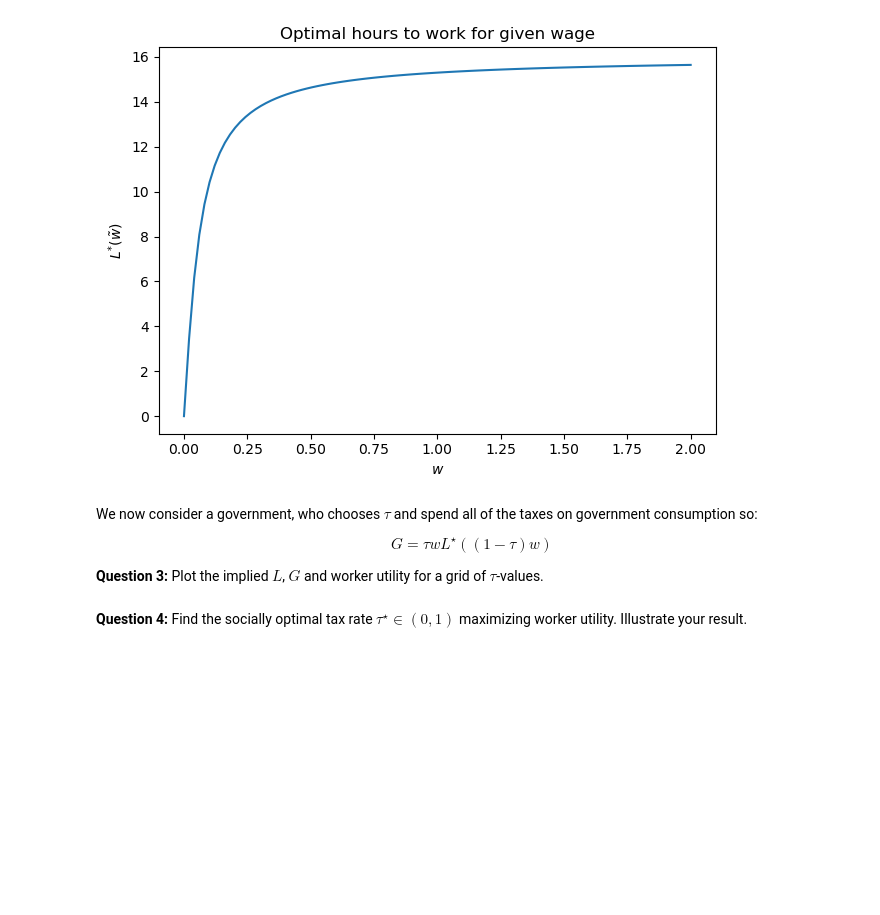
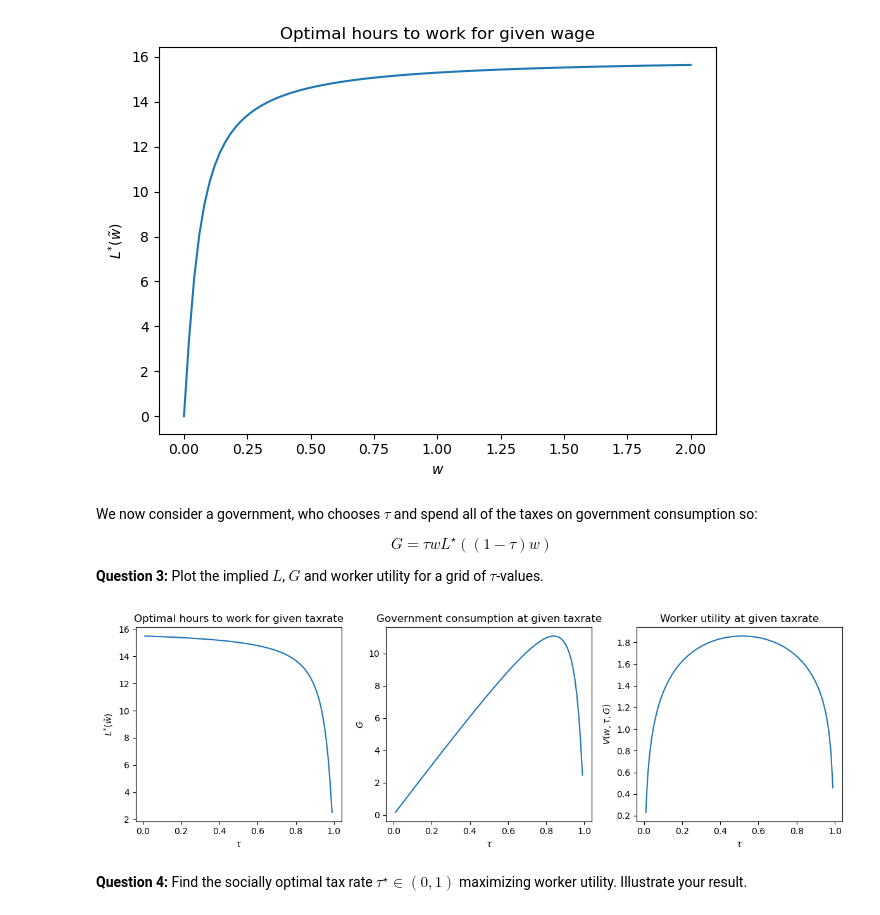
Before and after one commit to NumEconCopenhagen/projects-2023-jacob-per, a Jupyter notebook: examproject/Exam-2023-notebook.ipynb, the cells around one changed output. Saved outputs shown, nothing was run; the diff lists cells and outputs as text; code cells hidden in the pictures; blank space fills up the shorter version.

```diff
--- a/examproject/Exam-2023-notebook.ipynb
+++ b/examproject/Exam-2023-notebook.ipynb
@@ -142,5 +140,49 @@ G = \tau w L^{\star}((1-\tau)w)
 $$
 
 **Question 3:** Plot the implied $L$, $G$ and worker utility for a grid of $\tau$-values.
+# %%
+# a. create vectors for plot values
+N = 100 # number of points to calculate
+lower = 1e-2 # lower bound of tau
+upper = 1.0-lower # upper bound of tau
+tau_vec = np.linspace(lower, upper, N)
+L_tau_vec = np.zeros(N)
+G_tau_vec = np.zeros(N)
+util_tau_vec = np.zeros(N)
+
+# b. set parameters
+kappa = 1.0
+alpha = 0.5
+nu = 1/(2*16**2)
+w = 1.0
+
+# c. calculate values
+for i, tau in enumerate(tau_vec):
+    tau = tau
+    wt = (1-tau)*w
+    L_tau_vec[i] = sol_func(kappa,alpha,nu,wt)
+    G_tau_vec[i] = tau*w*L_tau_vec[i]
+    util_tau_vec[i] = np.log((kappa+(1-tau)*w*L_tau_vec[i])**alpha*G_tau_vec[i]**(1-alpha))-nu*(L_tau_vec[i]**2/2)
+
+# d. plot figures
+fig = plt.figure(figsize=(12,4))
+ax = fig.add_subplot(1,3,1)
+ax.plot(tau_vec,L_tau_vec)
+ax.set_xlabel(r'$\tau$')
+ax.set_ylabel(r'$L^{*}(\tilde{w})$')
+plt.title('Optimal hours to work for given taxrate')
+ax = fig.add_subplot(1,3,2)
+ax.plot(tau_vec,G_tau_vec)
+ax.set_xlabel(r'$\tau$')
+ax.set_ylabel('$G$')
+plt.title('Government consumption at given taxrate')
+ax = fig.add_subplot(1,3,3)
+ax.plot(tau_vec,util_tau_vec)
+ax.set_xlabel(r'$\tau$')
+ax.set_ylabel(r'$V(w,\tau,G)$')
+plt.title('Worker utility at given taxrate')
+fig.tight_layout()
+# %% [output]
+[figure, added]
 # %% [markdown]
 **Question 4:** Find the socially optimal tax rate $\tau^{\star}\in(0,1)$ maximizing worker utility. Illustrate your result.
```
Also changed, not shown: parts of 7 cells of this notebook.
